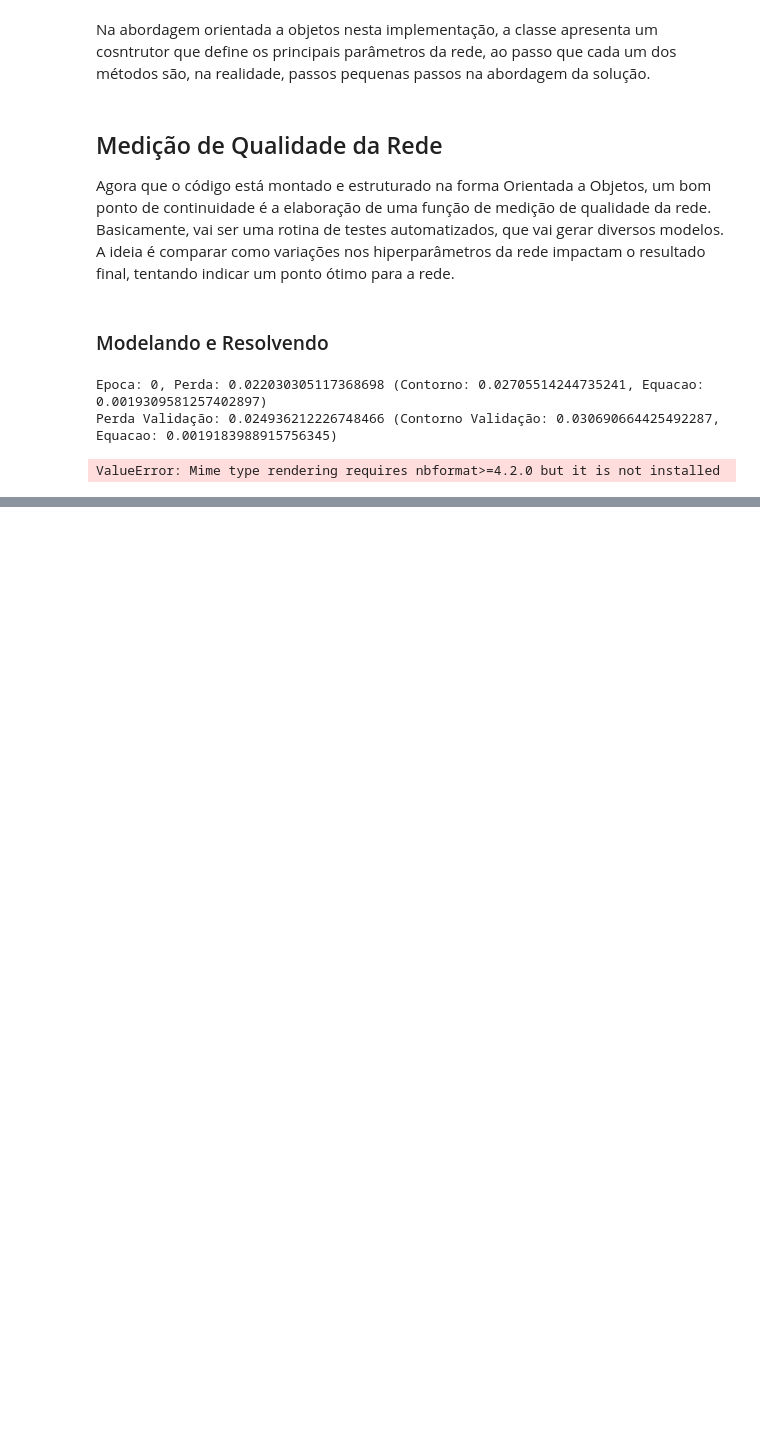
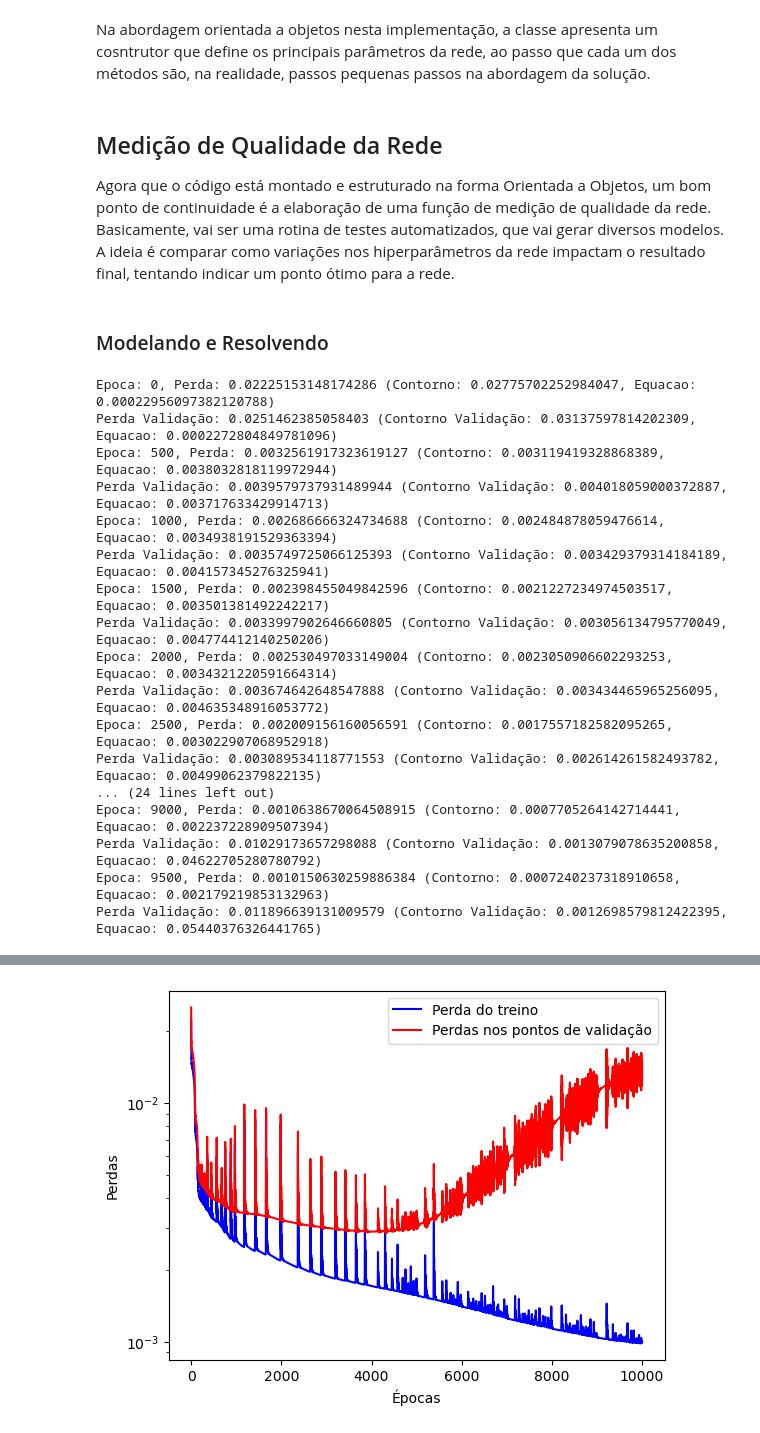
Before and after one commit to lucascarvalho10/atividades_ic, a Jupyter notebook: primeiras_aplicacoes/modelo_oo/PINN_OOP_burgers.ipynb, the cells around one changed output, grey strips where cells are left out. Drawn from its saved outputs; the diff is of its cells as text; code cells hidden in the pictures; blank space fills up the shorter version.

```diff
--- a/primeiras_aplicacoes/modelo_oo/PINN_OOP_burgers.ipynb
+++ b/primeiras_aplicacoes/modelo_oo/PINN_OOP_burgers.ipynb
@@ -462,10 +462,24 @@ def medicao_qualidade(comprimento_x: int = 1, comprimento_y: int = 1, tempo_fina
 # %% [markdown]
 ### Modelando e Resolvendo
 # %%
-pinn_burgers = medicao_qualidade(1, 1, 1, 1000, 2000, [3, 20, 20, 20, 2], 200, 300, 0.2, 500, 0.01, False, False, None)
+pinn_burgers = medicao_qualidade(1, 1, 1, 1000, 2000, [3, 20, 20, 20, 2], 200, 300, 0.2, 10000, 0.01, False, False, None)
 pinn_burgers.plot_historico()
 pinn_burgers.plot_comparacao()
 # %% [output]
-Epoca: 0, Perda: 0.022030305117368698 (Contorno: 0.02705514244735241, Equacao: 0.0019309581257402897)
-Perda Validação: 0.024936212226748466 (Contorno Validação: 0.030690664425492287, Equacao: 0.0019183988915756345)
+Epoca: 0, Perda: 0.02225153148174286 (Contorno: 0.02775702252984047, Equacao: 0.00022956097382120788)
+Perda Validação: 0.0251462385058403 (Contorno Validação: 0.03137597814202309, Equacao: 0.0002272804849781096)
+Epoca: 500, Perda: 0.0032561917323619127 (Contorno: 0.003119419328868389, Equacao: 0.0038032818119972944)
+Perda Validação: 0.0039579737931489944 (Contorno Validação: 0.004018059000372887, Equacao: 0.003717633429914713)
+Epoca: 1000, Perda: 0.002686666324734688 (Contorno: 0.002484878059476614, Equacao: 0.0034938191529363394)
+Perda Validação: 0.0035749725066125393 (Contorno Validação: 0.003429379314184189, Equacao: 0.004157345276325941)
+Epoca: 1500, Perda: 0.002398455049842596 (Contorno: 0.0021227234974503517, Equacao: 0.003501381492242217)
+Perda Validação: 0.0033997902646660805 (Contorno Validação: 0.003056134795770049, Equacao: 0.004774412140250206)
+Epoca: 2000, Perda: 0.002530497033149004 (Contorno: 0.0023050906602293253, Equacao: 0.0034321220591664314)
+Perda Validação: 0.003674642648547888 (Contorno Validação: 0.003434465965256095, Equacao: 0.004635348916053772)
+Epoca: 2500, Perda: 0.002009156160056591 (Contorno: 0.0017557182582095265, Equacao: 0.003022907068952918)
+Perda Validação: 0.003089534118771553 (Contorno Validação: 0.002614261582493782, Equacao: 0.00499062379822135)
+... (24 lines left out)
+Epoca: 9000, Perda: 0.0010638670064508915 (Contorno: 0.0007705264142714441, Equacao: 0.002237228909507394)
+Perda Validação: 0.01029173657298088 (Contorno Validação: 0.0013079078635200858, Equacao: 0.04622705280780792)
+Epoca: 9500, Perda: 0.0010150630259886384 (Contorno: 0.0007240237318910658, Equacao: 0.002179219853132963)
+Perda Validação: 0.011896639131009579 (Contorno Validação: 0.0012698579812422395, Equacao: 0.05440376326441765)
-ValueError: Mime type rendering requires nbformat>=4.2.0 but it is not installed
@@ -471,0 +487 @@ ValueError: Mime type rendering requires nbformat>=4.2.0 but it is not installed
+[figure, added]
```
Also changed, not shown: parts of 1 cell of this notebook, 3 other files.
